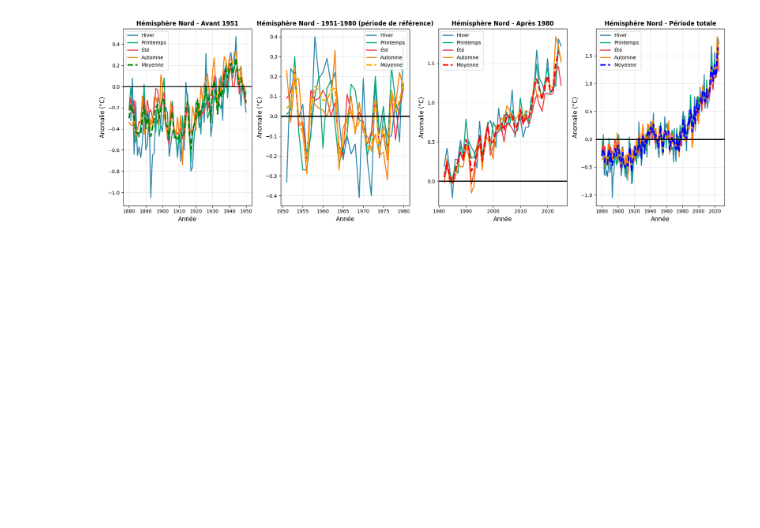
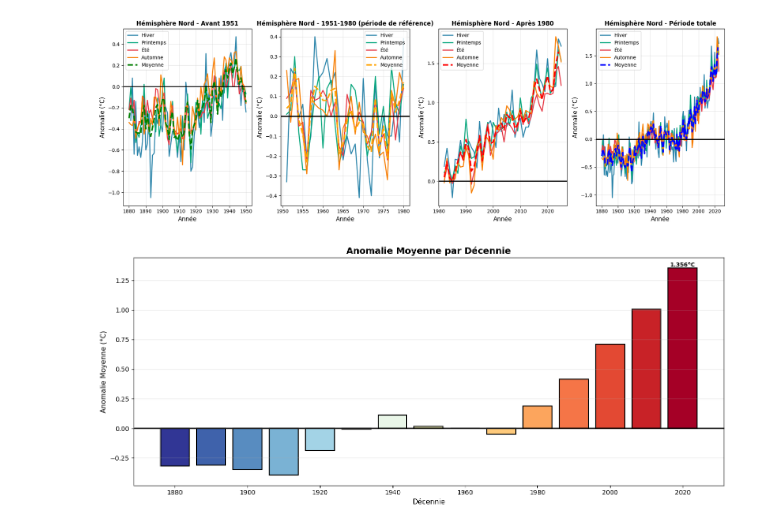
Before and after one commit to VinchC/projet, a Jupyter notebook: northern.ipynb, the cells around one changed output. Saved outputs shown, nothing was run; the diff lists cells and outputs as text; code cells hidden in the pictures; blank space fills up the shorter version.

```diff
--- a/northern.ipynb
+++ b/northern.ipynb
@@ -77,22 +77,22 @@ df.duplicated().sum()
 np.int64(0)
 # %%
 # Nombre de valeurs uniques dans une colonne :
-df['Dec'] = df['Dec'].fillna(0)
+df_northern['Dec'] = df_northern['Dec'].fillna(0)
 
-print('Dec', df['Dec'].isna().sum(axis = 0))
+print('Dec', df_northern['Dec'].isna().sum(axis = 0))
 # %% [output]
 Dec 0
 # %%
 # Remplacement des données type string par des valeurs nulles et modification du type des colonnes par float
 
-df['Dec'] = df['Dec'].replace(to_replace = "***", value = None)
-df['Dec'] = df['Dec'].astype(float)
-df['J-D'] = df['J-D'].replace(to_replace = "***", value = None)
-df['J-D'] = df['J-D'].astype(float)
-df['D-N'] = df['D-N'].replace(to_replace = "***", value = None)
-df['D-N'] = df['D-N'].astype(float)
-df['DJF'] = df['DJF'].replace(to_replace = "***", value = None)
-df['DJF'] = df['DJF'].astype(float)
+df_northern['Dec'] = df_northern['Dec'].replace(to_replace = "***", value = None)
+df_northern['Dec'] = df_northern['Dec'].astype(float)
+df_northern['J-D'] = df_northern['J-D'].replace(to_replace = "***", value = None)
+df_northern['J-D'] = df_northern['J-D'].astype(float)
+df_northern['D-N'] = df_northern['D-N'].replace(to_replace = "***", value = None)
+df_northern['D-N'] = df_northern['D-N'].astype(float)
+df_northern['DJF'] = df_northern['DJF'].replace(to_replace = "***", value = None)
+df_northern['DJF'] = df_northern['DJF'].astype(float)
 # %% [markdown]
 # Affichage du df
 # %%
@@ -238,47 +227,49 @@ plt.show()
 # %% [output]
 [figure]
 # %%
-#Anomalie Moyenne par Décennie
+# Anomalie Moyenne par Décennie
 
-#colonne "Décennie"
-df['Decade'] = (df['Year'] // 10) * 10
+# Colonne "Décennie"
+df_northern['Decade'] = (df_northern['Year'] // 10) * 10
 
-#Calcule de la moyenne par décennie
-decade_means = df.groupby('Decade')['J-D'].mean()
+# Calcul de la moyenne par décennie
+decade_means = df_northern.groupby('Decade')['J-D'].mean()
 
 
 fig, ax = plt.subplots(figsize=(14, 6))
 
-#graphique en barres
-decades = decade_means.index  # Les années (1880, 1890, ...)
-values = decade_means.values  # Les anomalies moyennes
+# Graphique en barres
+decades = decade_means.index  # Les décennies (1880, 1890, ...)
+values = decade_means.values  # Les anomalies moyennes par décennie
 
-#Dégradé de couleurs (bleu froid → rouge chaud)
+# Dégradé de couleurs (bleu froid → rouge chaud)
 n_decades = len(decades)
 colors = plt.cm.RdYlBu_r(np.linspace(0, 1, n_decades))
 
 # Dessiner les barres
 bars = ax.bar(decades, values, width=8, color=colors,
 edgecolor='black', linewidth=1.5)
 
-#valeurs au-dessus des barres
+# Valeurs au-dessus des barres
 for bar in bars:
  height = bar.get_height()
 ax.text(bar.get_x() + bar.get_width()/2, height,
 f'{height:.3f}°C',
 ha='center', va='bottom', fontsize=9, fontweight='bold')
 
-#une ligne horizontale à 0
-ax.axhline(0, color='black', linewidth=1.5, alpha=0.5)
+# Une ligne horizontale à 0
+ax.axhline(0, color='black', linewidth=2, alpha=1)
 
-#Titres et labels
+# Titres et labels
 ax.set_title('Anomalie Moyenne par Décennie', fontsize=14, fontweight='bold')
 ax.set_xlabel('Décennie', fontsize=11)
 ax.set_ylabel('Anomalie Moyenne (°C)', fontsize=11)
 ax.grid(axis='y', alpha=0.3)
 
 
 plt.tight_layout()
-plt.savefig('anomalie_par_decennie.png', dpi=300, bbox_inches='tight')
+plt.savefig('./images/anomalie_par_decennie.png', dpi=300, bbox_inches='tight')
 plt.show()
+# %% [output]
+[figure, added]
 # %%
```
Also changed, not shown: parts of 43 cells of this notebook, 9 other files.
